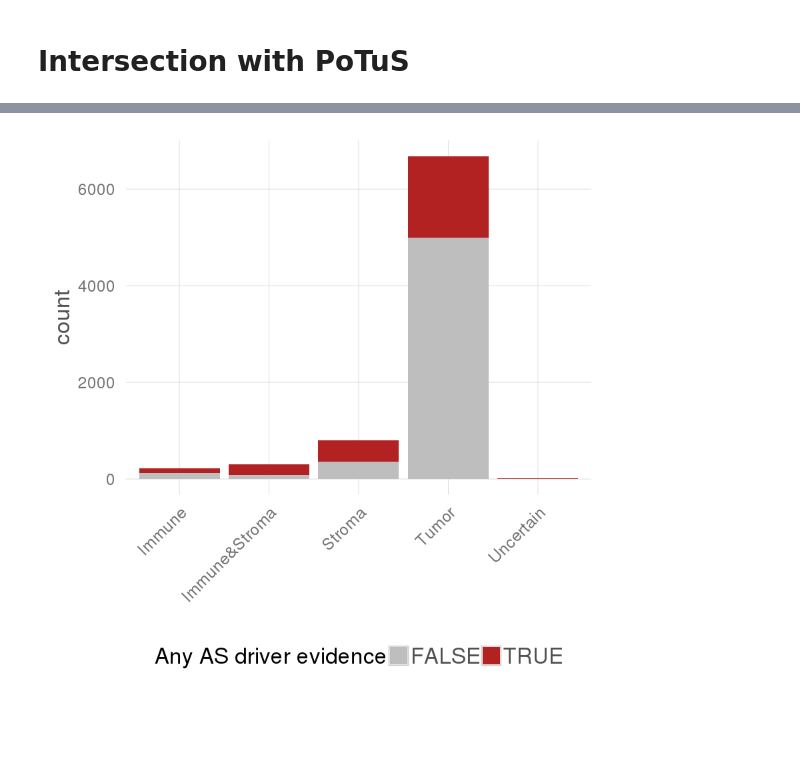
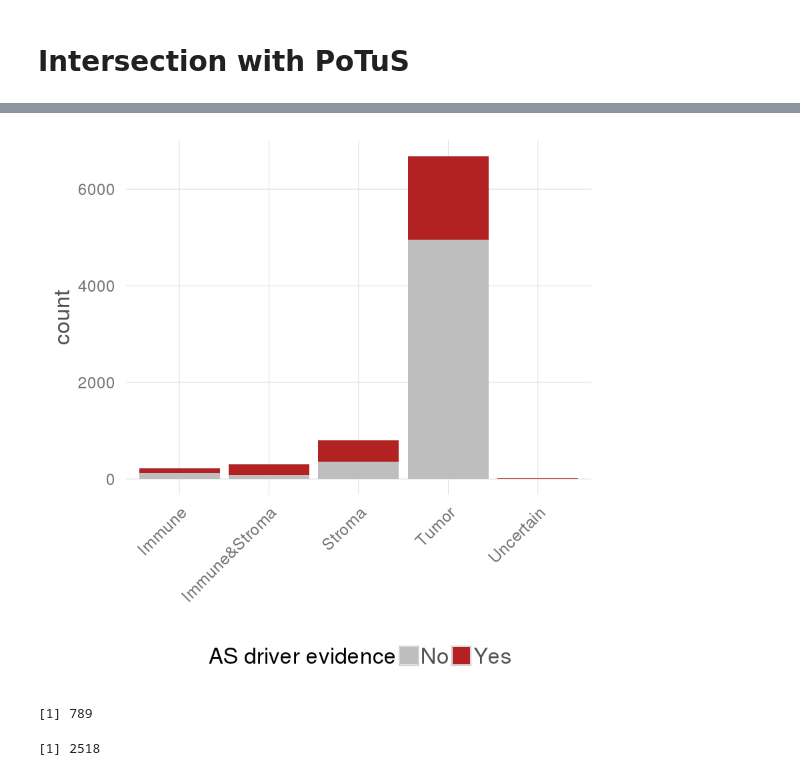
Before and after one commit to hclimente/smartas, a Jupyter notebook: switches/immune_analysis.ipynb, the cells around one changed output, grey strips where cells are left out. Saved outputs shown, nothing was run; the diff lists cells and outputs as text; code cells hidden in the pictures; blank space fills up the shorter version.

```diff
--- a/switches/immune_analysis.ipynb
+++ b/switches/immune_analysis.ipynb
@@ -37,6 +37,7 @@ immuneGenes <- data.frame(Symbol=cellSpecificGenes$ImmuneSignature, Genetype="Im
 
 contaminantGenes <- rbind(stromaGenes,immuneGenes)
 
+# read switches
 switches <- read_tsv("../data/pancancer/candidateList_full.tsv") %>%
     filter(Reliable==1)
 
@@ -51,9 +52,17 @@ annotated.switches <- switches %>%
            Origin = ifelse(Origin=="Uncertain" & SwitchCorrelation=="Tumor", Genetype, Origin),
            Origin = ifelse(Origin=="Uncertain" & Genetype=="Tumor", SwitchCorrelation, Origin)) %>%
     group_by(Normal_transcript,Tumor_transcript) %>%
-    summarise(Origin=paste0(sort(unique(Origin)), collapse="&")) %>%
-    mutate(Origin=ifelse(grepl("&Uncertain",Origin), "Uncertain", Origin)) %>%
-    merge(switches)
+    summarise(Origin = paste0(sort(unique(Origin)), collapse="&")) %>%
+    mutate(Origin = ifelse(grepl("&Uncertain",Origin), "Uncertain", Origin)) %>%
+    merge(switches) %>%
+    # add candidate information
+    mutate(Candidate = as.numeric((Recurrence+Affects_mutated_feature+PPI+Pannegative) > 0),
+           Candidate = ifelse(IsFunctional == 1, Candidate, 0)) %>%
+    # rearrange columns
+    select(GeneId,Symbol,Normal_transcript,Tumor_transcript,Normal_protein:IsFunctional,Origin,
+           Driver:Pannegative, Candidate, MS.pam:p.mut.o)
+
+write_tsv(annotated.switches,"../data/pancancer/candidateList_full.origin.tsv")
 # %% [output]
 Attaching package: ‘dplyr’
 
@@ -150,13 +147,25 @@ annotated.switches %>%
 # %%
 annotated.switches %>%
     filter(IsFunctional==1) %>%
-    mutate(ASDriver = Recurrence+Affects_mutated_feature+PPI+as.logical(Pannegative)) %>%
-    select(ASDriver,Origin) %>%
-    ggplot(aes(x = Origin, fill = as.logical(ASDriver))) +
+    mutate( Candidate = ifelse(Candidate==1, "Yes", "No")) %>%
+    ggplot(aes(x = Origin, fill = Candidate)) +
         geom_bar() +
         clean_theme() +
-        labs(fill="Any AS driver evidence", x="") +
+        labs(fill="AS driver evidence", x="") +
         theme(legend.position="bottom", axis.text.x = element_text(angle = 45, hjust = 1)) +
-        scale_fill_manual(values = c("TRUE"="firebrick", "FALSE"="grey"))
+        scale_fill_manual(values = c("Yes"="firebrick", "No"="grey"))
 # %% [output]
-[figure, old version]
+[figure, new version]
+# %%
+# number of candidates with unclear origin
+annotated.switches %>%
+    filter(IsFunctional==1 & Origin != "Tumor" & Candidate == 1) %>%
+    nrow
+
+# total number of candidates
+annotated.switches %>%
+    filter(IsFunctional==1 & Candidate == 1) %>%
+    nrow
+# %% [output]
+[1] 789
+[1] 2518
```
Also changed, not shown: parts of 5 cells of this notebook.
